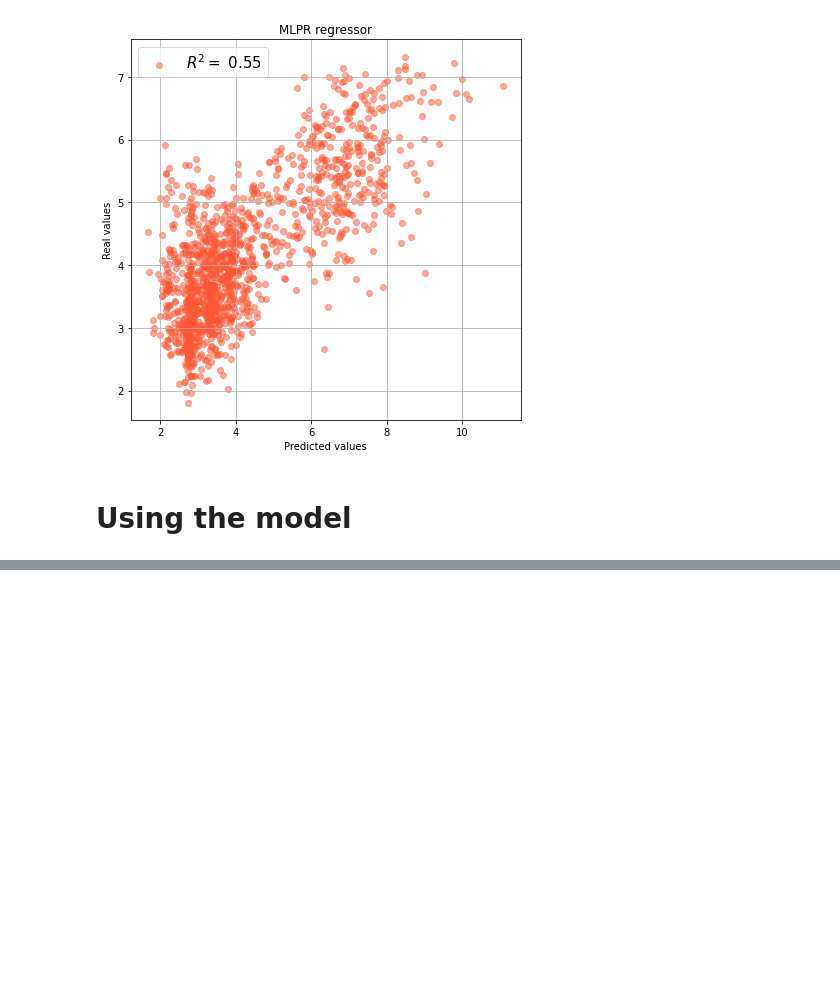
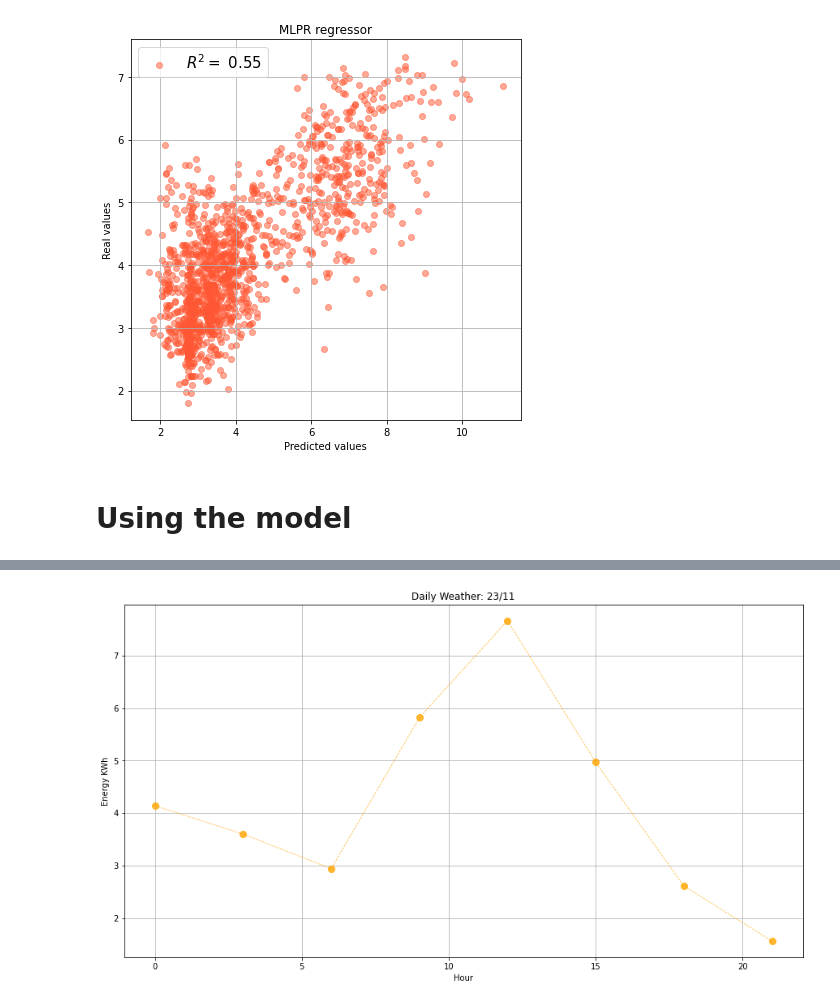
Before and after one commit to matias-dogliani/energybuild, a Jupyter notebook: Training_Testing_model.ipynb, the cells around one changed output, grey strips where cells are left out. Cells and saved outputs as stored; diff of their text form; code cells hidden in the pictures; blank space fills up the shorter version.

```diff
--- a/Training_Testing_model.ipynb
+++ b/Training_Testing_model.ipynb
@@ -282,0 +322,19 @@ KeyboardInterrupt: Interrupted by user
+# %%
+Df.insert(7,"Energy usage",predictions)
+# %%
+def Convertstr2dt(data,col):
+    dates=[]
+    for idx,value in enumerate(data[col]):
+        str_date = '2021-' + str(data['month'][idx])+ '-' + str(data['day'][idx])+ ' ' + str(data['hour'][idx])
+        dti = dt.strptime(str_date, "%Y-%m-%d %H")
+        dates.append(dti)
+
+    #Delete the old column
+    data.drop('month', inplace = True, axis=1)
+    data.drop('day', inplace = True, axis=1)
+    data.drop('hour', inplace = True, axis=1)
+    #Insert the newone
+    data.insert(0, 'Time',dates)
+    return data
+
+Df = Convertstr2dt(Df,'month')
@@ -282,0 +350,27 @@ KeyboardInterrupt: Interrupted by user
+# %%
+def Plotday(df,day, MonthNum,year=2021):
+    x = []
+    y = []
+
+    for idx,value in enumerate(df["Time"]):
+        if value.month == MonthNum and value.day == day:
+            x.append(df["t"][idx])
+            y.append(value.hour)
+            #print(value.hour)
+
+    if not x and not y:
+        print("Missing day")
+        return -1
+
+    fig=plt.figure(figsize=(15,8))
+    plt.grid()
+    plt.title("Daily Weather" + ": " + str(day) + "/" + str(MonthNum))
+    plt.plot(y,x,alpha=0.8, color='orange', lw="0.75",linestyle="--", marker="o",markersize=8)
+    plt.xlabel("Hour")
+    plt.ylabel("Energy KWh")
+
+    #plt.savefig("./Imgs/Temperature_daily" + str(day)+ "_"+ str(MonthNum)+ ".png",transparent=True)
+# %%
+Plotday(Df,23,11)
+# %% [output]
+[figure, added]
```
Also changed, not shown: parts of 15 cells of this notebook, 7 other files.
